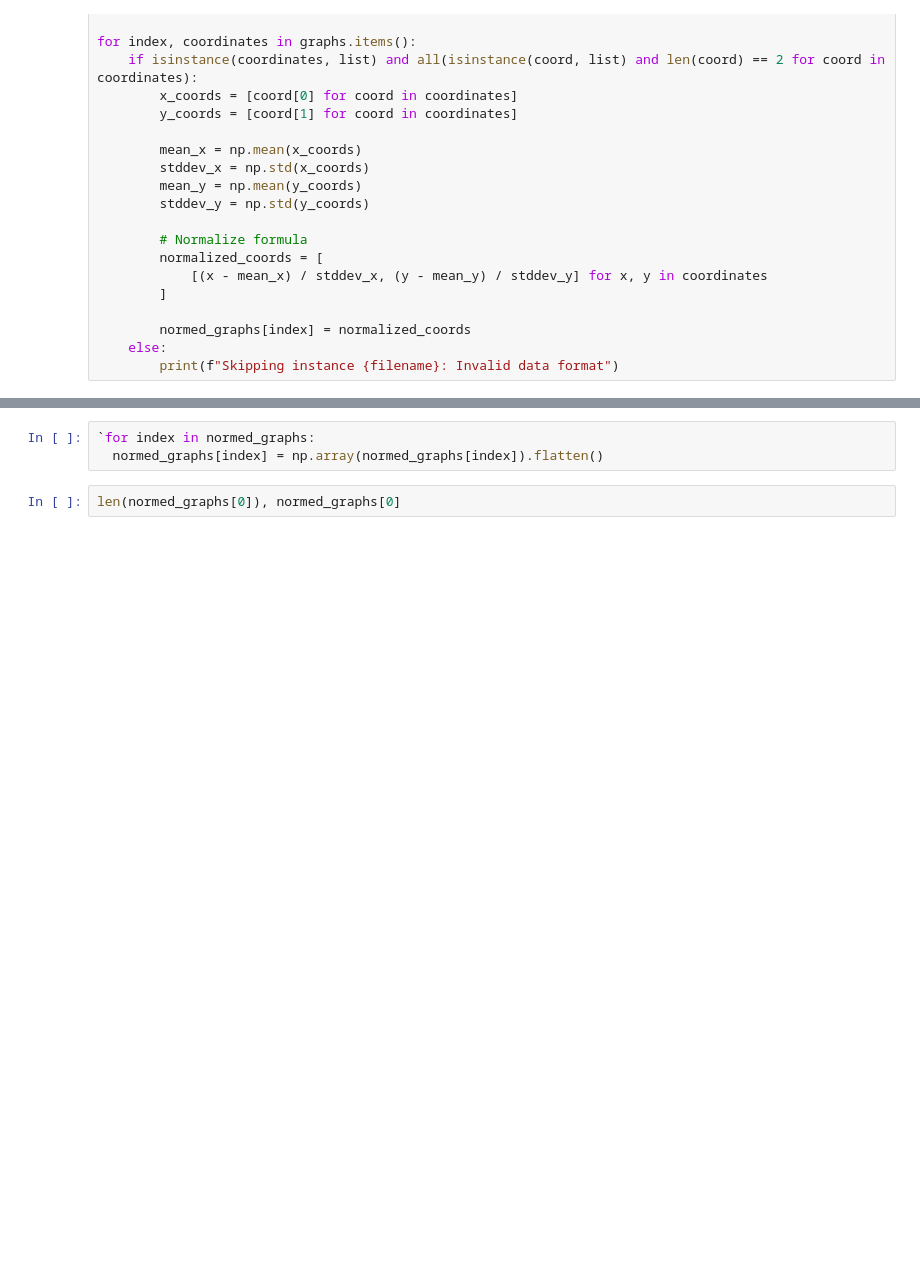
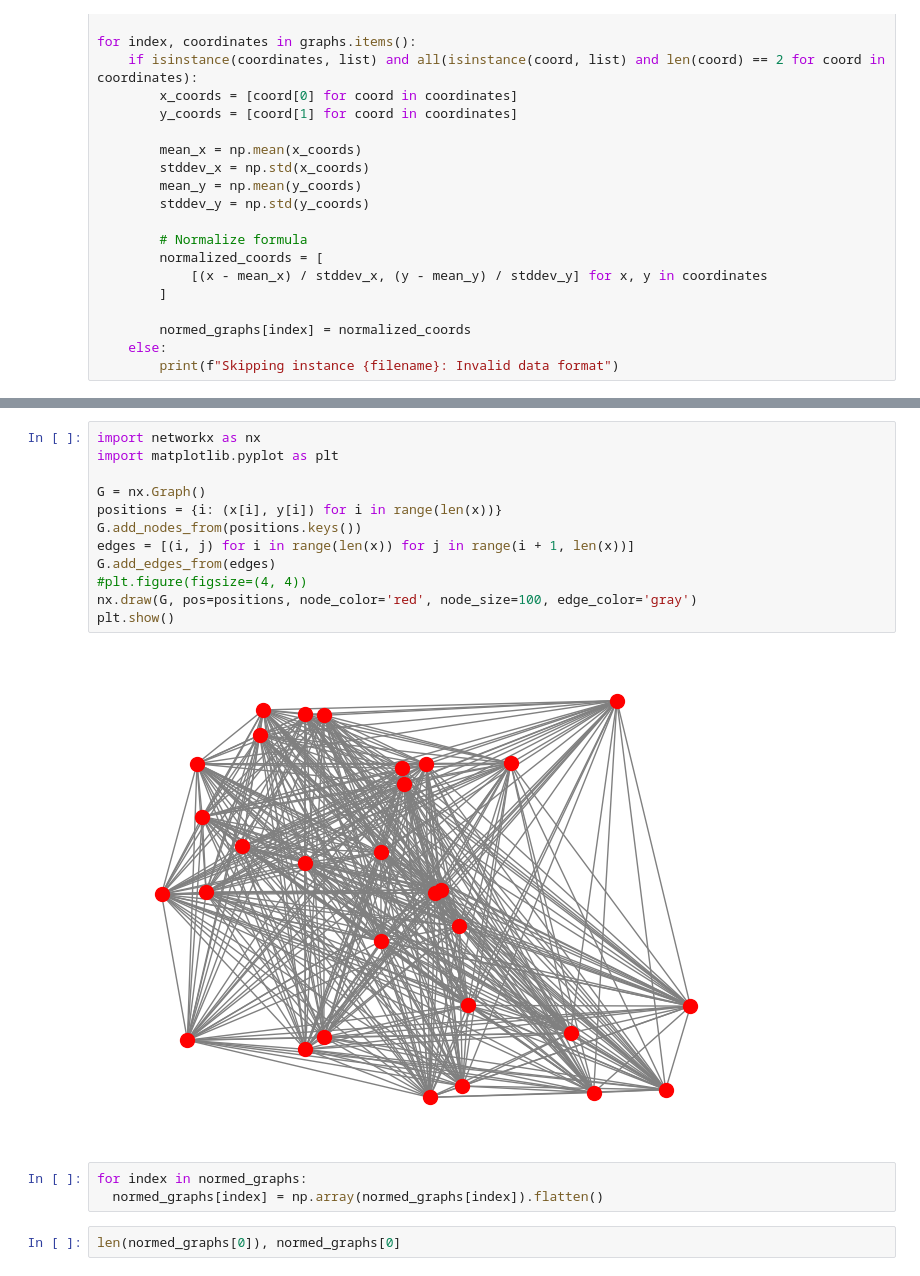
Before and after one commit to ronitd2002/QROSS-GCN-project, a Jupyter notebook: trial-notebooks/QROSS_Naive-Autoencoder.ipynb, the cells around one changed output, grey strips where cells are left out. Saved outputs shown, nothing was run; the diff lists cells and outputs as text; blank space fills up the shorter version.

```diff
--- a/trial-notebooks/QROSS_Naive-Autoencoder.ipynb
+++ b/trial-notebooks/QROSS_Naive-Autoencoder.ipynb
@@ -217,5 +217,19 @@ plt.show()
+# %%
+import networkx as nx
+import matplotlib.pyplot as plt
+
+G = nx.Graph()
+positions = {i: (x[i], y[i]) for i in range(len(x))}
+G.add_nodes_from(positions.keys())
+edges = [(i, j) for i in range(len(x)) for j in range(i + 1, len(x))]
+G.add_edges_from(edges)
+#plt.figure(figsize=(4, 4))
+nx.draw(G, pos=positions, node_color='red', node_size=100, edge_color='gray')
+plt.show()
+# %% [output]
+[figure, added]
 # %%
-`for index in normed_graphs:
+for index in normed_graphs:
   normed_graphs[index] = np.array(normed_graphs[index]).flatten()
 # %%
 len(normed_graphs[0]), normed_graphs[0]
```
Also changed, not shown: parts of 2 cells of this notebook.
